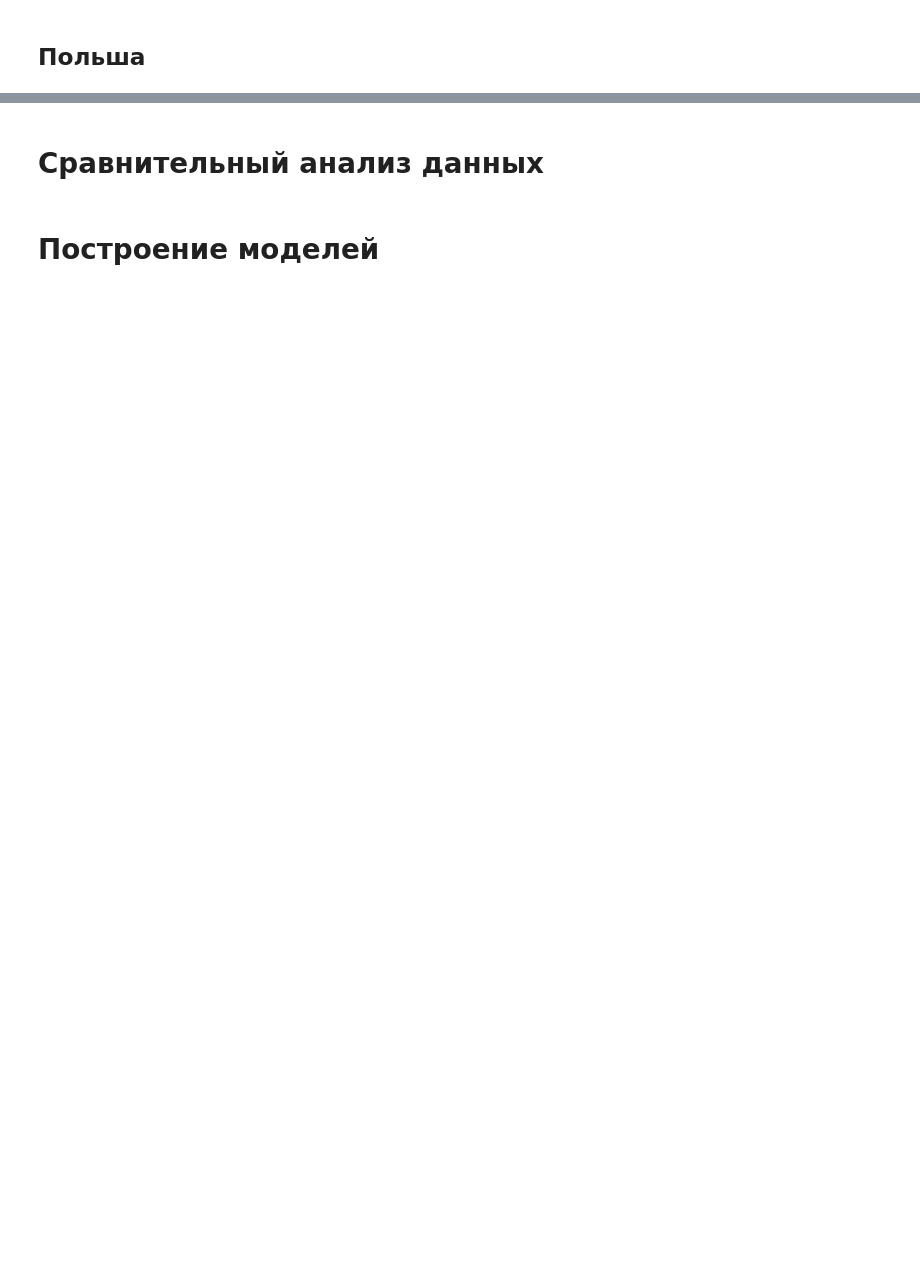
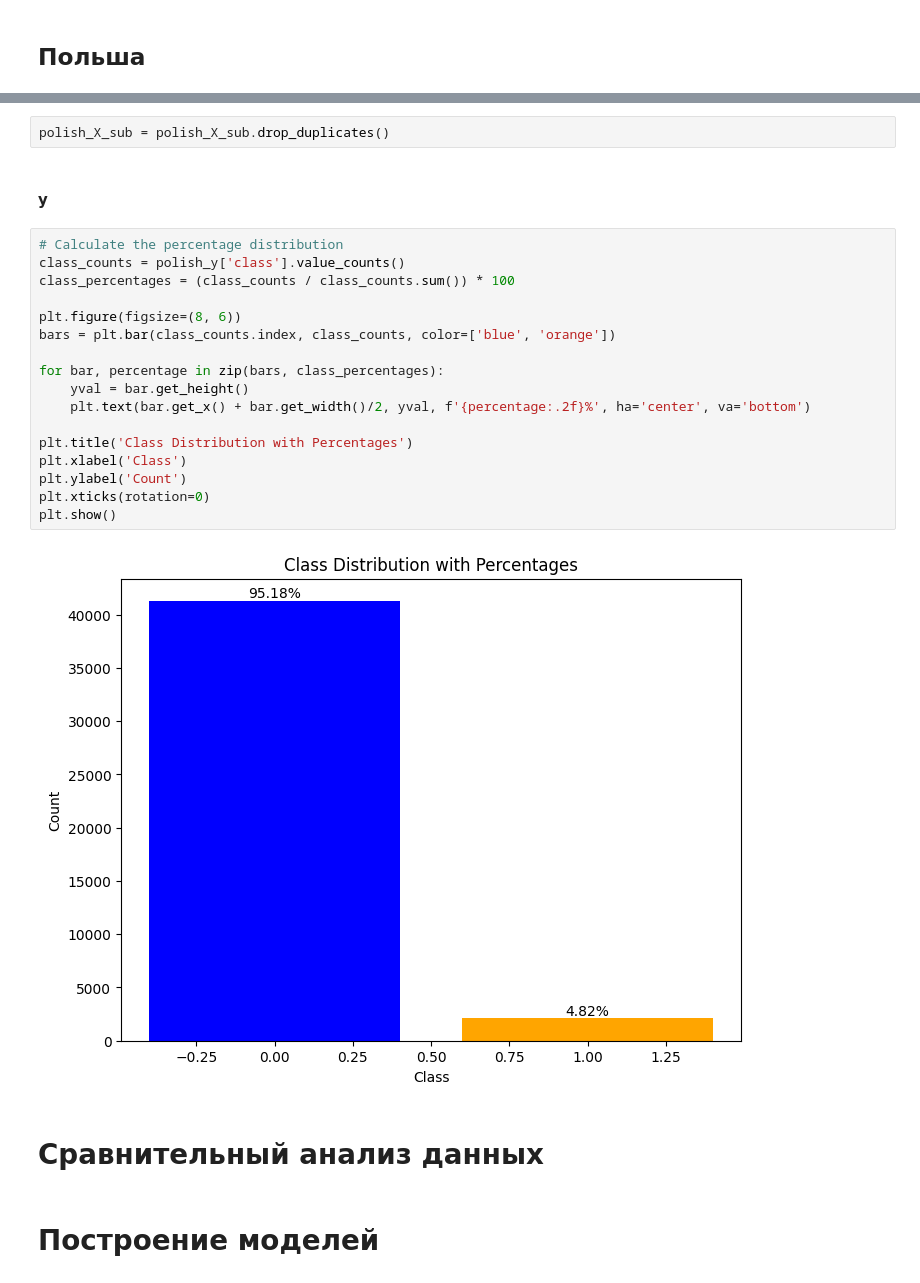
Before and after one commit to D1scoDancer/Bankruptcy-DA-Project, a Jupyter notebook: Notebooks/bankruptcy_project.ipynb, the cells around one changed output, grey strips where cells are left out. Drawn from its saved outputs; the diff is of its cells as text; blank space fills up the shorter version.

```diff
--- a/Notebooks/bankruptcy_project.ipynb
+++ b/Notebooks/bankruptcy_project.ipynb
@@ -208,3 +310,26 @@ polish_X
+# %%
+polish_X_sub = polish_X_sub.drop_duplicates()
+# %% [markdown]
+#### y
+# %%
+# Calculate the percentage distribution
+class_counts = polish_y['class'].value_counts()
+class_percentages = (class_counts / class_counts.sum()) * 100
+
+plt.figure(figsize=(8, 6))
+bars = plt.bar(class_counts.index, class_counts, color=['blue', 'orange'])
+
+for bar, percentage in zip(bars, class_percentages):
+    yval = bar.get_height()
+    plt.text(bar.get_x() + bar.get_width()/2, yval, f'{percentage:.2f}%', ha='center', va='bottom')
+
+plt.title('Class Distribution with Percentages')
+plt.xlabel('Class')
+plt.ylabel('Count')
+plt.xticks(rotation=0)
+plt.show()
+# %% [output]
+[figure, added]
 # %% [markdown]
 # Сравнительный анализ данных
 # %% [markdown]
```
Also changed, not shown: parts of 18 cells of this notebook.
